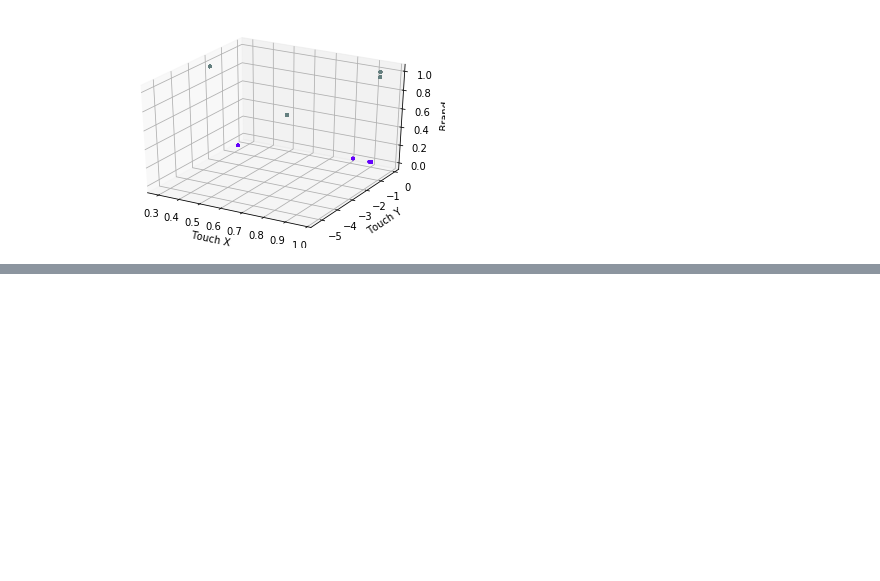
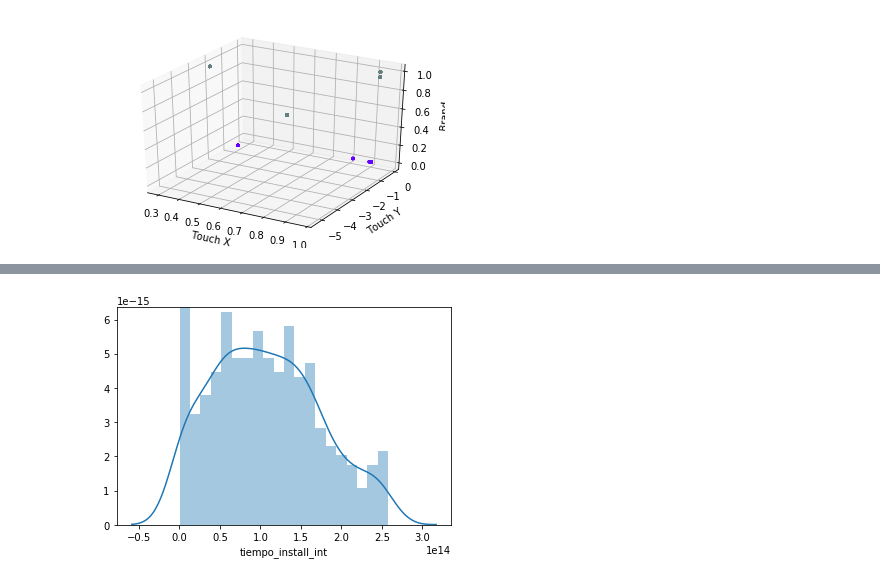
Before and after one commit to bebetosaba/7506-datos-1C2019, a Jupyter notebook: TP1/analisis.ipynb, the cells around one changed output, grey strips where cells are left out. Cells and saved outputs as stored; diff of their text form; code cells hidden in the pictures; blank space fills up the shorter version.

```diff
--- a/TP1/analisis.ipynb
+++ b/TP1/analisis.ipynb
@@ -412,0 +490,4 @@ plt.show()
+# %%
+sns.distplot(timpo_promedio['tiempo_install_int'], bins=20);
+# %% [output]
+[figure, added]
```
Also changed, not shown: parts of 11 cells of this notebook.
